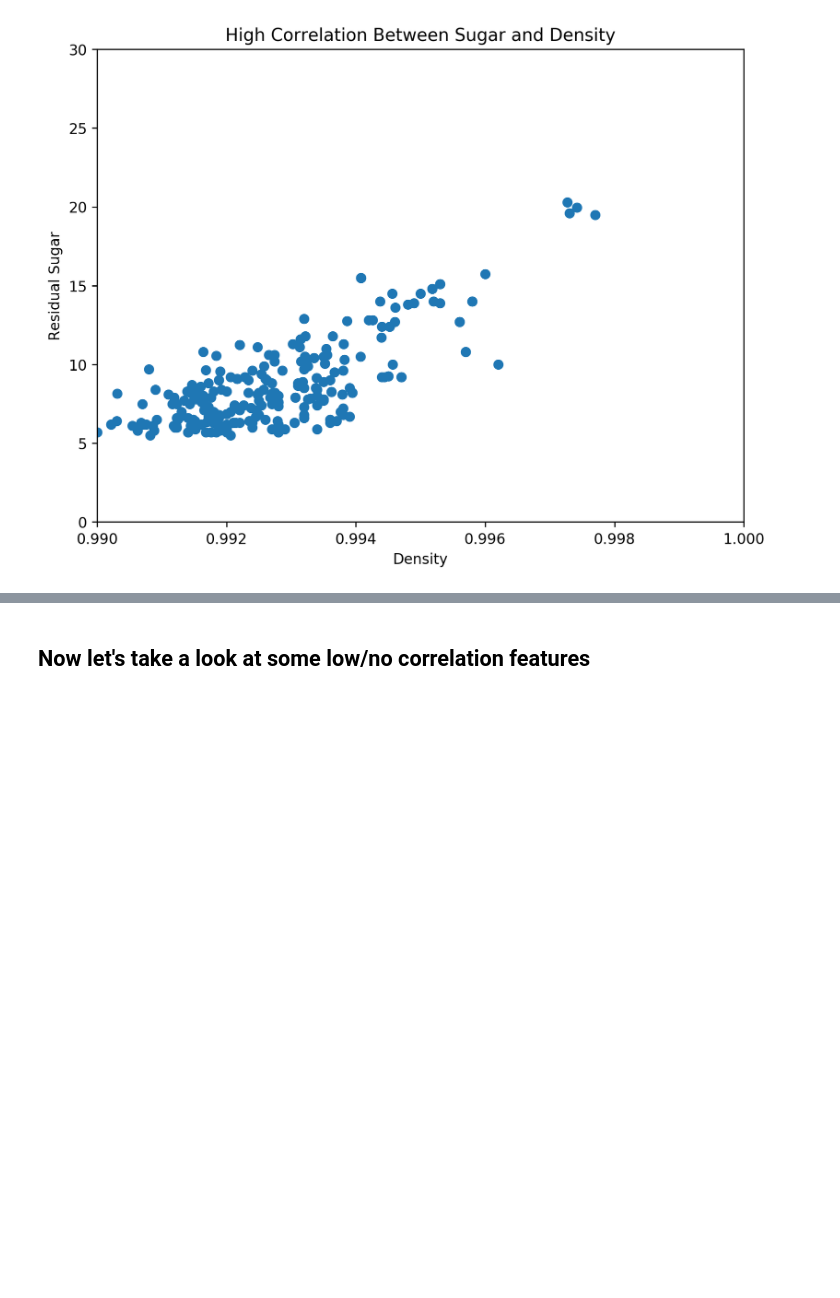
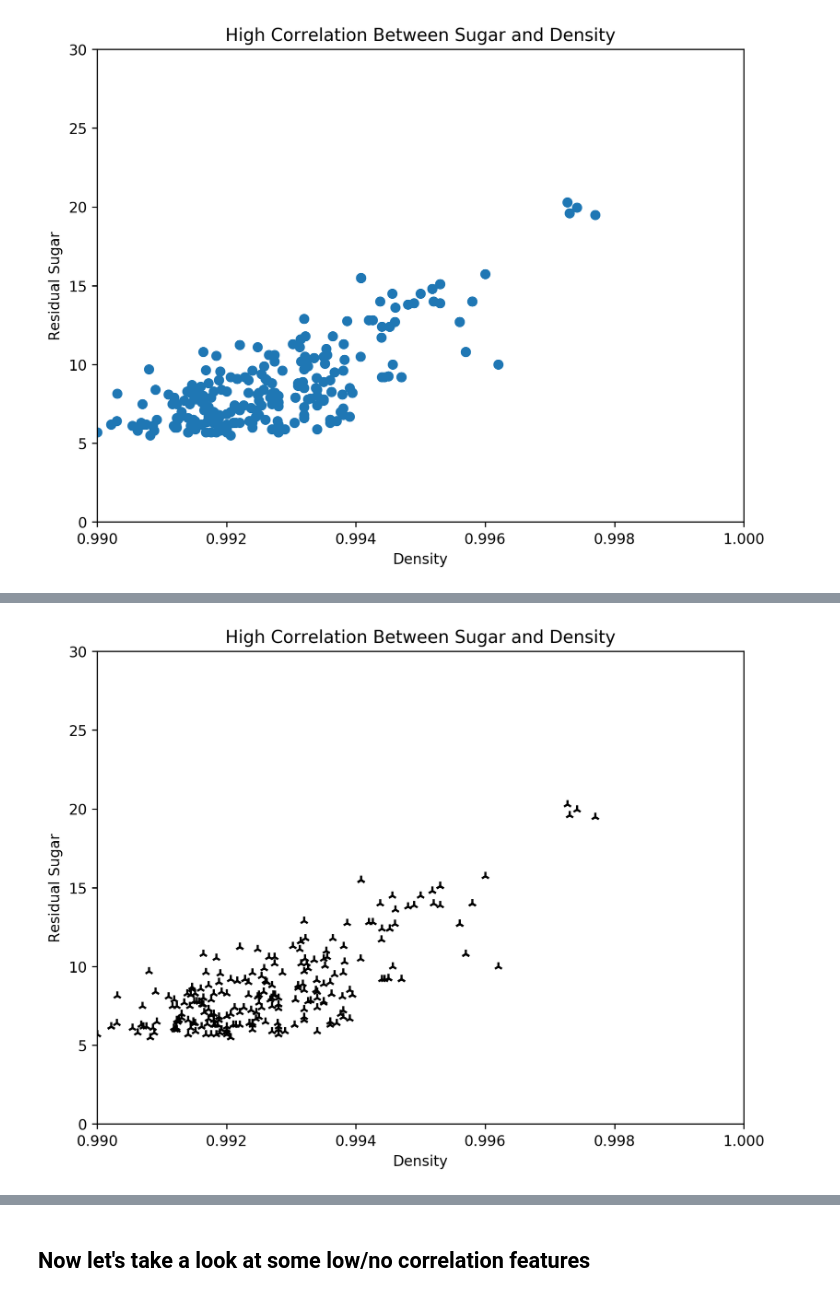
Before and after one commit to ZipCodeCore/DataEngineering.Labs.Libraries, a Jupyter notebook: Matplotlib - Part 1 (Intro)/Visualization - Pt. 1.ipynb, the cells around one changed output, grey strips where cells are left out. Cells and saved outputs as stored; diff of their text form; code cells hidden in the pictures; blank space fills up the shorter version.

```diff
--- a/Matplotlib - Part 1 (Intro)/Visualization - Pt. 1.ipynb
+++ b/Matplotlib - Part 1 (Intro)/Visualization - Pt. 1.ipynb
@@ -103,0 +117,12 @@ plt.show()
+# %%
+#change the marker for each data point. Default is generally a dot, so try something else.
+
+plt.figure(figsize=(8,6), dpi= 240)
+plt.xlim(0.99, 1)
+plt.ylim(0, 30)
+plt.xlabel('Density'), plt.ylabel('Residual Sugar')
+plt.title('High Correlation Between Sugar and Density')
+plt.scatter(x=data['density'], y=data['residual sugar'], c= 'black', marker='2')
+plt.show()
+# %% [output]
+[figure, added]
```
Also changed, not shown: parts of 12 cells of this notebook.
